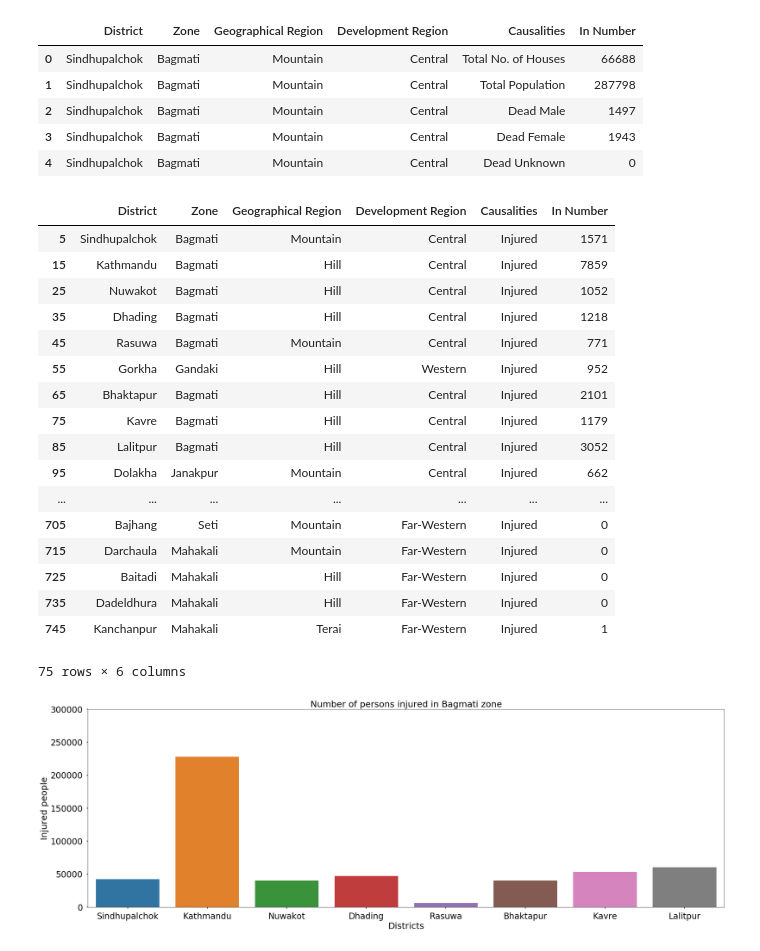
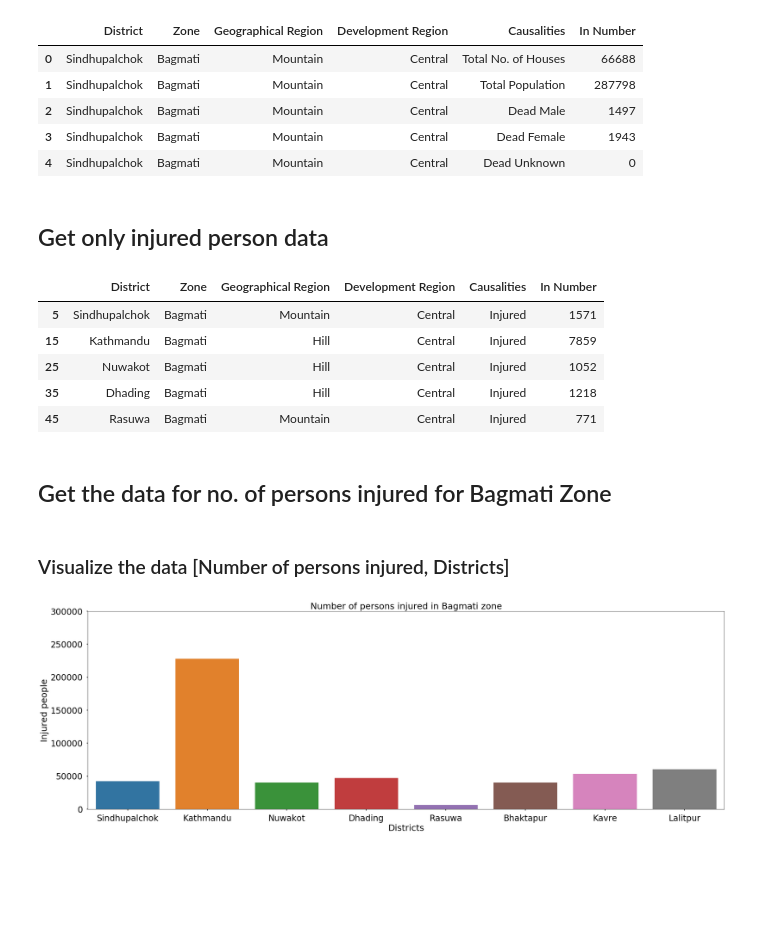
Before and after one commit to merishnaSuwal/Nepal-Earthquake-DataVisualization, a Jupyter notebook: Earthquake-2015-Data-viz.ipynb, the cells around one changed output. Drawn from its saved outputs; the diff is of its cells as text; code cells hidden in the pictures; blank space fills up the shorter version.

```diff
--- a/Earthquake-2015-Data-viz.ipynb
+++ b/Earthquake-2015-Data-viz.ipynb
@@ -60,31 +62,25 @@ data_input.head()
 | 2 | Sindhupalchok | Bagmati | Mountain | Central | Dead Male | 1497 |
 | 3 | Sindhupalchok | Bagmati | Mountain | Central | Dead Female | 1943 |
 | 4 | Sindhupalchok | Bagmati | Mountain | Central | Dead Unknown | 0 |
+# %% [markdown]
+## Get only injured person data
 # %%
 viz_injured_data = data_input[data_input['Causalities']== 'Injured']
 # %%
-viz_injured_data
+viz_injured_data.head()
 # %% [output]
 |  | District | Zone | Geographical Region | Development Region | Causalities | In Number |
 | 5 | Sindhupalchok | Bagmati | Mountain | Central | Injured | 1571 |
 | 15 | Kathmandu | Bagmati | Hill | Central | Injured | 7859 |
 | 25 | Nuwakot | Bagmati | Hill | Central | Injured | 1052 |
 | 35 | Dhading | Bagmati | Hill | Central | Injured | 1218 |
 | 45 | Rasuwa | Bagmati | Mountain | Central | Injured | 771 |
-| 55 | Gorkha | Gandaki | Hill | Western | Injured | 952 |
-| 65 | Bhaktapur | Bagmati | Hill | Central | Injured | 2101 |
-| 75 | Kavre | Bagmati | Hill | Central | Injured | 1179 |
-| 85 | Lalitpur | Bagmati | Hill | Central | Injured | 3052 |
-| 95 | Dolakha | Janakpur | Mountain | Central | Injured | 662 |
-| ... | ... | ... | ... | ... | ... | ... |
-| 705 | Bajhang | Seti | Mountain | Far-Western | Injured | 0 |
-| 715 | Darchaula | Mahakali | Mountain | Far-Western | Injured | 0 |
-| 725 | Baitadi | Mahakali | Hill | Far-Western | Injured | 0 |
-| 735 | Dadeldhura | Mahakali | Hill | Far-Western | Injured | 0 |
-| 745 | Kanchanpur | Mahakali | Terai | Far-Western | Injured | 1 |
-75 rows × 6 columns
+# %% [markdown]
+## Get the data for no. of persons injured for Bagmati Zone
 # %%
 viz_zone = data_input[data_input['Zone']=='Bagmati']
+# %% [markdown]
+### Visualize the data [Number of persons injured, Districts]
 # %%
 # viz_injured_data.plot(x='District', y='In Number', kind='bar')
 plt.figure(figsize = (28,10))
```
Also changed, not shown: parts of 3 cells of this notebook.
